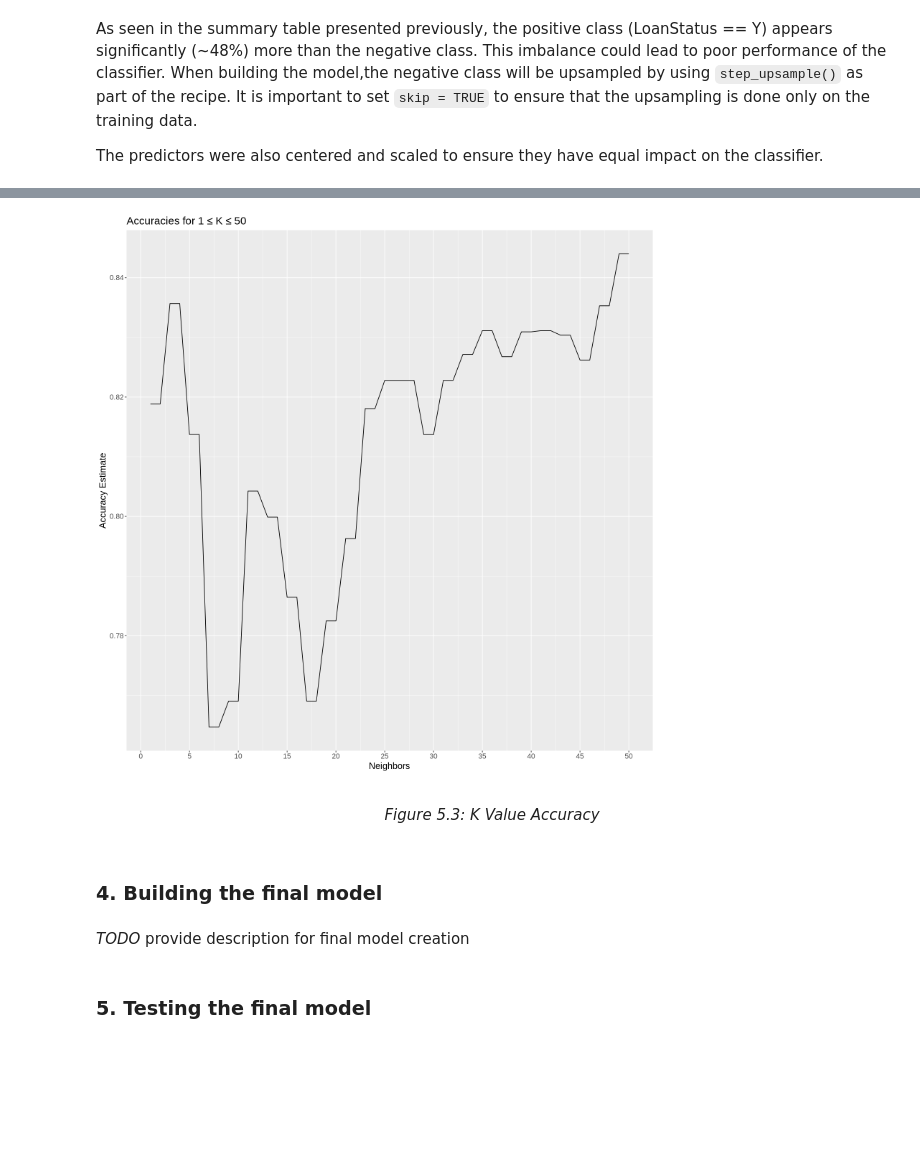
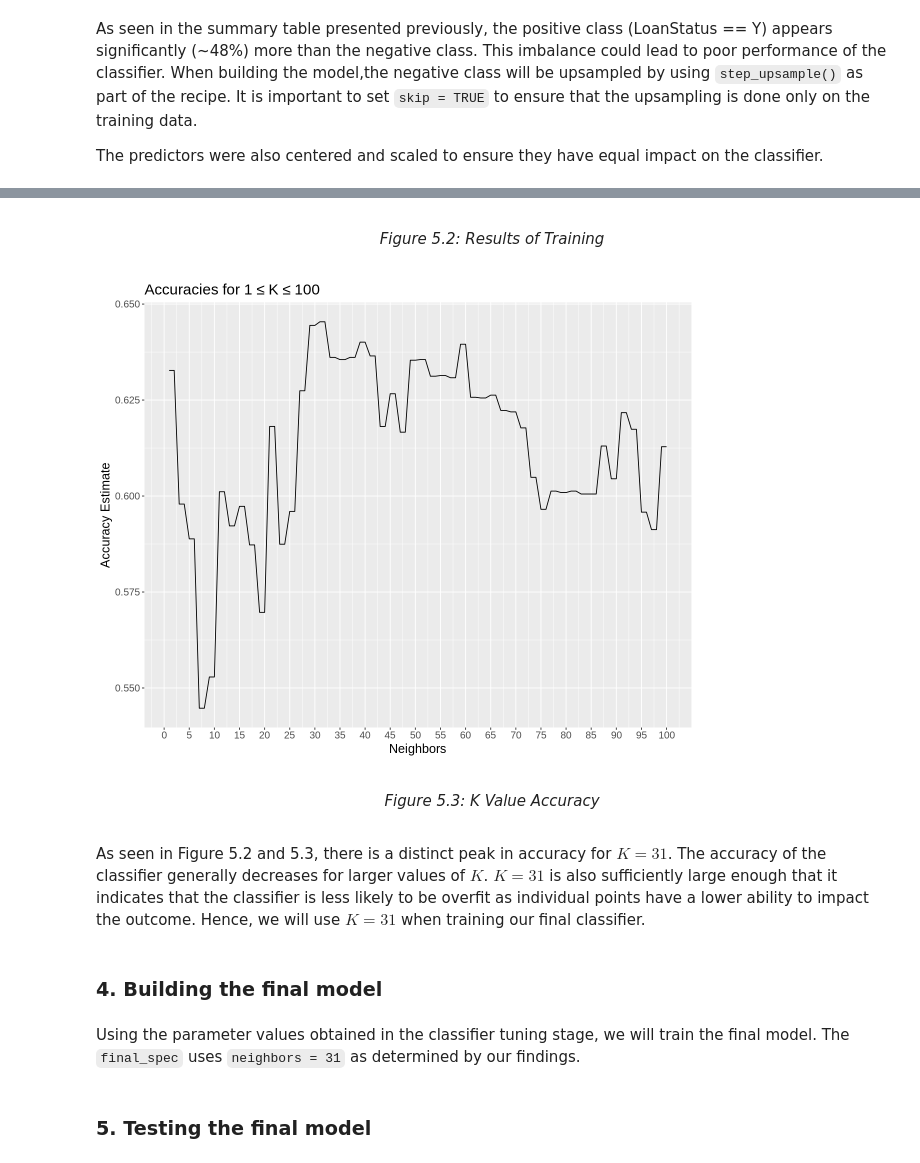
Before and after one commit to mariscovino/DSCI-100-group-project, a Jupyter notebook: project_report.ipynb, the cells around one changed output, grey strips where cells are left out. Drawn from its saved outputs; the diff is of its cells as text; code cells hidden in the pictures; blank space fills up the shorter version.

```diff
--- a/project_report.ipynb
+++ b/project_report.ipynb
@@ -146,12 +147,11 @@ loan_data <- read_csv("https://raw.githubusercontent.com/maricardosoo/DSCI-100-g
 
 loan_data <- loan_data |>
     mutate(Loan_Status = as_factor(Loan_Status)) |>
-    mutate(TotalIncome = ApplicantIncome + CoapplicantIncome) |>
     drop_na() |>
     select(-Loan_ID, -Gender, -Married, -Property_Area)
 
 # Standardising column names
-colnames(loan_data) <- c("Dependents", "Education", "SelfEmployed", "ApplicantIncome", "CoapplicantIncome", "LoanAmount", "LoanTerm", "CreditHistory", "LoanStatus", "TotalIncome")
+colnames(loan_data) <- c("Dependents", "Education", "SelfEmployed", "ApplicantIncome", "CoapplicantIncome", "LoanAmount", "LoanTerm", "CreditHistory", "LoanStatus")
 
 head(loan_data)
 # %% [output]
@@ -342,7 +321,7 @@ As seen in the summary table presented previously, the positive class (LoanStatu
 
 The predictors were also centered and scaled to ensure they have equal impact on the classifier.
 # %%
-loan_recipe <- recipe(LoanStatus ~ ApplicantIncome + CoapplicantIncome + LoanAmount +  LoanTerm + CreditHistory, data = loan_train) |>
+loan_recipe <- recipe(LoanStatus ~ ApplicantIncome + CoapplicantIncome + LoanAmount +  LoanTerm, data = loan_train) |>
     step_upsample(LoanStatus, skip = TRUE) |>
     step_scale(all_predictors()) |>
     step_center(all_predictors())
@@ -357,8 +336,8 @@ knn_tune <- nearest_neighbor(weight_func = "rectangular", neighbors = tune()) |>
 # Perform 10 fold-cross valdiation
 loan_vfold <- vfold_cv(loan_train, v = 10, strata = LoanStatus)
 
-# K value in range [0, 50]
-gridvals <- tibble(neighbors = c(1:50))
+# K value in range [0, 100]
+gridvals <- tibble(neighbors = c(1:100))
 
 # Create workflow
 knn_results <- workflow() |>
@@ -370,5 +349,3 @@ knn_results <- workflow() |>
       filter(.metric == "accuracy") |>
       select(neighbors, mean) |>
       arrange(desc(mean))
-
-head(knn_results)
@@ -392,17 +368,21 @@ A tibble: 6 × 2
+# %% [markdown]
+*<p><center> Figure 5.2: Results of Training </center></p>*
 # %%
 accuracy_versus_k <- ggplot(knn_results, aes(x = neighbors, y = mean))+
       geom_line() +
-      labs(x = "Neighbors", y = "Accuracy Estimate", title = "Accuracies for 1 ≤ K ≤ 50") +
-      scale_x_continuous(breaks = seq(0, 50, by = 5)) + # adjusting the x-axis
+      labs(x = "Neighbors", y = "Accuracy Estimate", title = "Accuracies for 1 ≤ K ≤ 100") +
+      scale_x_continuous(breaks = seq(0, 100, by = 5)) + # adjusting the x-axis
       theme(text = element_text(size = 15))
 
 accuracy_versus_k
 # %% [output]
-[figure, old version]
+[figure, new version]
 # %% [markdown]
 *<p><center> Figure 5.3: K Value Accuracy</center></p>*
+# %% [markdown]
+As seen in Figure 5.2 and 5.3, there is a distinct peak in accuracy for $K = 31$. The accuracy of the classifier generally decreases for larger values of $K$. $K = 31$ is also sufficiently large enough that it indicates that the classifier is less likely to be overfit as individual points have a lower ability to impact the outcome. Hence, we will use $K = 31$ when training our final classifier.
 # %% [markdown]
 ### 4. Building the final model
 # %% [markdown]
-*TODO* provide description for final model creation
+Using the parameter values obtained in the classifier tuning stage, we will train the final model. The `final_spec` uses `neighbors = 31` as determined by our findings.
 # %%
```
Also changed, not shown: parts of 36 cells of this notebook.
